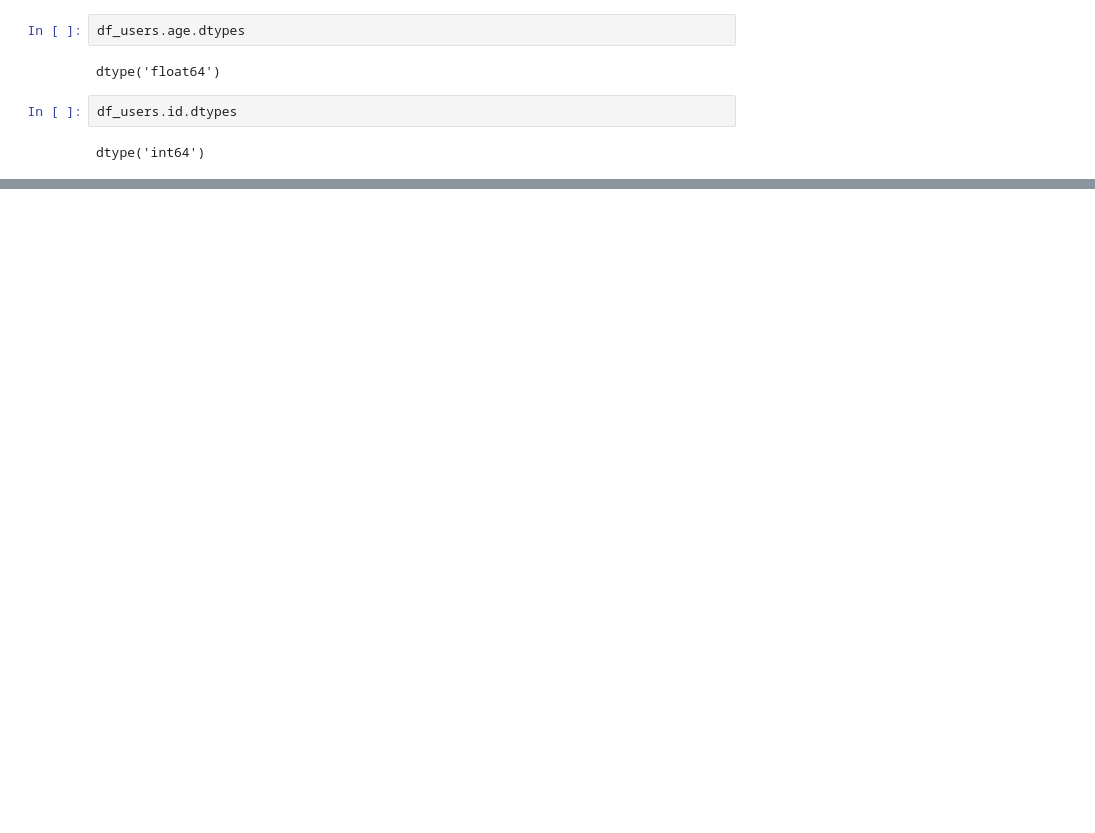
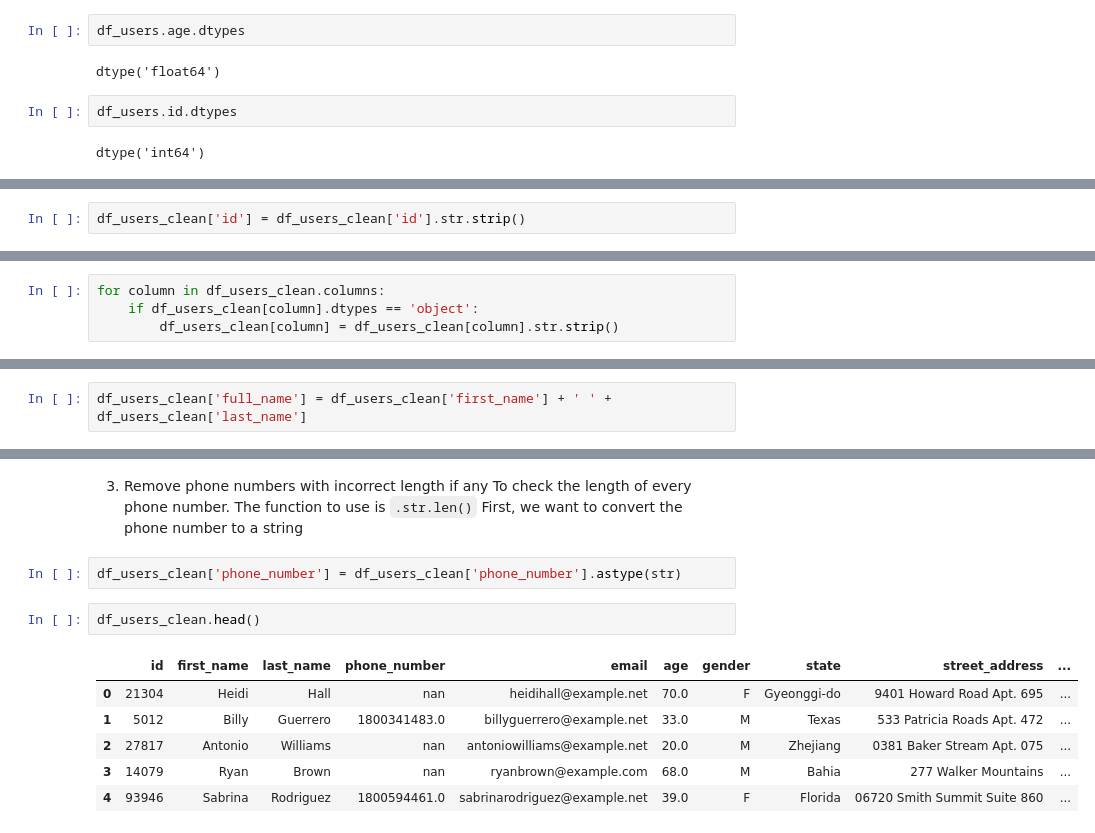
Before and after one commit to ItunuoluwaOlowoye/DataCleaning, a Jupyter notebook: Assessing Users Data in Python.ipynb, the cells around one changed output, grey strips where cells are left out. Saved outputs shown, nothing was run; the diff lists cells and outputs as text; blank space fills up the shorter version.

```diff
--- a/Assessing Users Data in Python.ipynb
+++ b/Assessing Users Data in Python.ipynb
@@ -209,0 +304,2 @@ dtype('int64')
+# %%
+df_users_clean['id'] = df_users_clean['id'].str.strip()
@@ -209,0 +320,4 @@ dtype('int64')
+# %%
+for column in df_users_clean.columns:
+    if df_users_clean[column].dtypes == 'object':
+        df_users_clean[column] = df_users_clean[column].str.strip()
@@ -209,0 +336,2 @@ dtype('int64')
+# %%
+df_users_clean['full_name'] = df_users_clean['first_name'] + ' ' + df_users_clean['last_name']
@@ -209,0 +347,15 @@ dtype('int64')
+# %% [markdown]
+3. Remove phone numbers with incorrect length if any
+To check the length of every phone number. The function to use is `.str.len()`
+First, we want to convert the phone number to a string
+# %%
+df_users_clean['phone_number'] = df_users_clean['phone_number'].astype(str)
+# %%
+df_users_clean.head()
+# %% [output]
+|  | id | first_name | last_name | phone_number | email | age | gender | state | street_address | ... |
+| 0 | 21304 | Heidi | Hall | nan | heidihall@example.net | 70.0 | F | Gyeonggi-do | 9401 Howard Road Apt. 695 | ... |
+| 1 | 5012 | Billy | Guerrero | 1800341483.0 | billyguerrero@example.net | 33.0 | M | Texas | 533 Patricia Roads Apt. 472 | ... |
+| 2 | 27817 | Antonio | Williams | nan | antoniowilliams@example.net | 20.0 | M | Zhejiang | 0381 Baker Stream Apt. 075 | ... |
+| 3 | 14079 | Ryan | Brown | nan | ryanbrown@example.com | 68.0 | M | Bahia | 277 Walker Mountains | ... |
+| 4 | 93946 | Sabrina | Rodriguez | 1800594461.0 | sabrinarodriguez@example.net | 39.0 | F | Florida | 06720 Smith Summit Suite 860 | ... |
```
Also changed, not shown: parts of 52 cells of this notebook.
